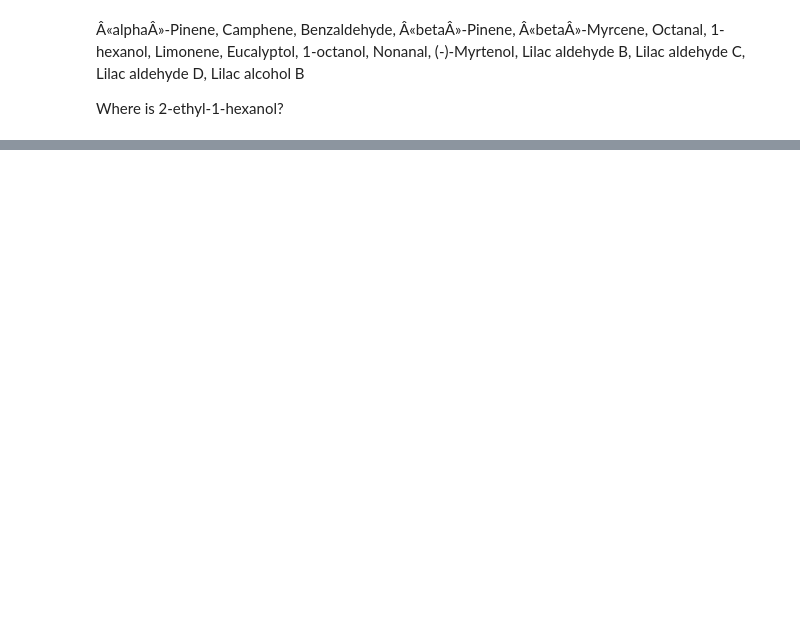
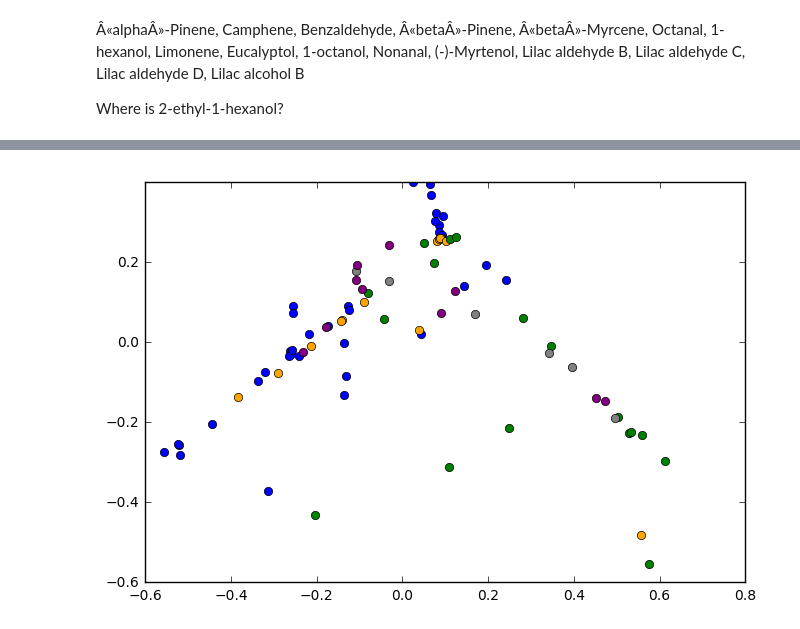
Before and after one commit to ryokubo5710/Platanthera_scents, a Jupyter notebook: by chemicals.ipynb, the cells around one changed output, grey strips where cells are left out. Saved outputs shown, nothing was run; the diff lists cells and outputs as text; code cells hidden in the pictures; blank space fills up the shorter version.

```diff
--- a/by chemicals.ipynb
+++ b/by chemicals.ipynb
@@ -32,0 +33,7 @@ AttributeError: 'list' object has no attribute 'head'
+# %%
+#SUBSET DATA BY SPECIES FOR PLOT MEAN ABUNDANCE CHEMICAL
+data_Obt = data2.iloc[0:39, :]
+data_Dil = data2.iloc[53:70, :]
+data_Stri = data2.iloc[88:105, :]
+data_Cil = data2.iloc[105:111, :]
+data_Hur = data2.iloc[78:88, :]
@@ -32,0 +96,60 @@ AttributeError: 'list' object has no attribute 'head'
+# %%
+mds = manifold.MDS(n_components=6, max_iter=3000, eps=1e-9,
+                   dissimilarity="precomputed", n_jobs=1)
+pos = mds.fit(similarities).embedding_
+nmds = manifold.MDS(n_components=6, metric=False, max_iter=3000, eps=1e-12,
+                    dissimilarity="precomputed", n_jobs=1)
+npos = nmds.fit_transform(similarities, init=pos)
+# %%
+# Rescale the data
+#pos *= np.sqrt((X_true ** 2).sum()) / np.sqrt((pos ** 2).sum())
+#npos *= np.sqrt((X_true ** 2).sum()) / np.sqrt((npos ** 2).sum())
+
+# Rotate the data
+clf = PCA()
+X_true = clf.fit_transform(data2.iloc[:, 2:])
+
+pos = clf.fit_transform(pos)
+
+npos = clf.fit_transform(npos)
+
+fig = plt.figure(1)
+ax = plt.axes([0., 0., 1., 1.])
+
+s = 10
+Cil = np.repeat(3, data_Cil.shape[0])
+Dil = np.repeat(1, data_Dil.shape[0])
+
+Str = np.repeat(2, data_Stri.shape[0])
+Obt = np.repeat(0, data_Obt.shape[0])
+Hur = np.repeat(4, data_Hur.shape[0])
+
+Species = np.concatenate((Obt, Dil, Str, Cil, Hur))
+
+#plt.scatter(X_true[:, 0], X_true[:, 1], color='navy', s=s, lw=0,
+            #label='True Position')
+#plt.scatter(pos[:, 0], pos[:, 1], color='turquoise', s=s, lw=0, label='MDS')
+#plt.scatter(npos[:, 0], npos[:, 1], color='darkorange', s=s, lw=0, label='NMDS')
+#plt.legend(scatterpoints=1, loc='best', shadow=False)
+col = ['blue',  'orange','green', 'gray', 'purple']
+#i=0
+#for types in set(Species):
+   # plt.scatter(npos[Species==types, 0],
+  #          npos[Species==types, 1],s=s, lw= 0, c=col[i])
+ #   i+=1
+#
+#plt.legend(set(Species), loc='best', shadow='TRUE')
+
+
+i=0
+for types in set(Species):
+    plt.plot(npos[Species==types, 0],
+            npos[Species==types, 1], 'o', c=col[i])
+    #plt.xlim(-0.13, -0.11)
+    #plt.ylim(-0.02,0)
+    i+=1
+
+#plt.legend(set(Species), loc='best', shadow='TRUE')
+#npos
+# %% [output]
+[figure, added]
```
Also changed, not shown: parts of 6 cells of this notebook.
